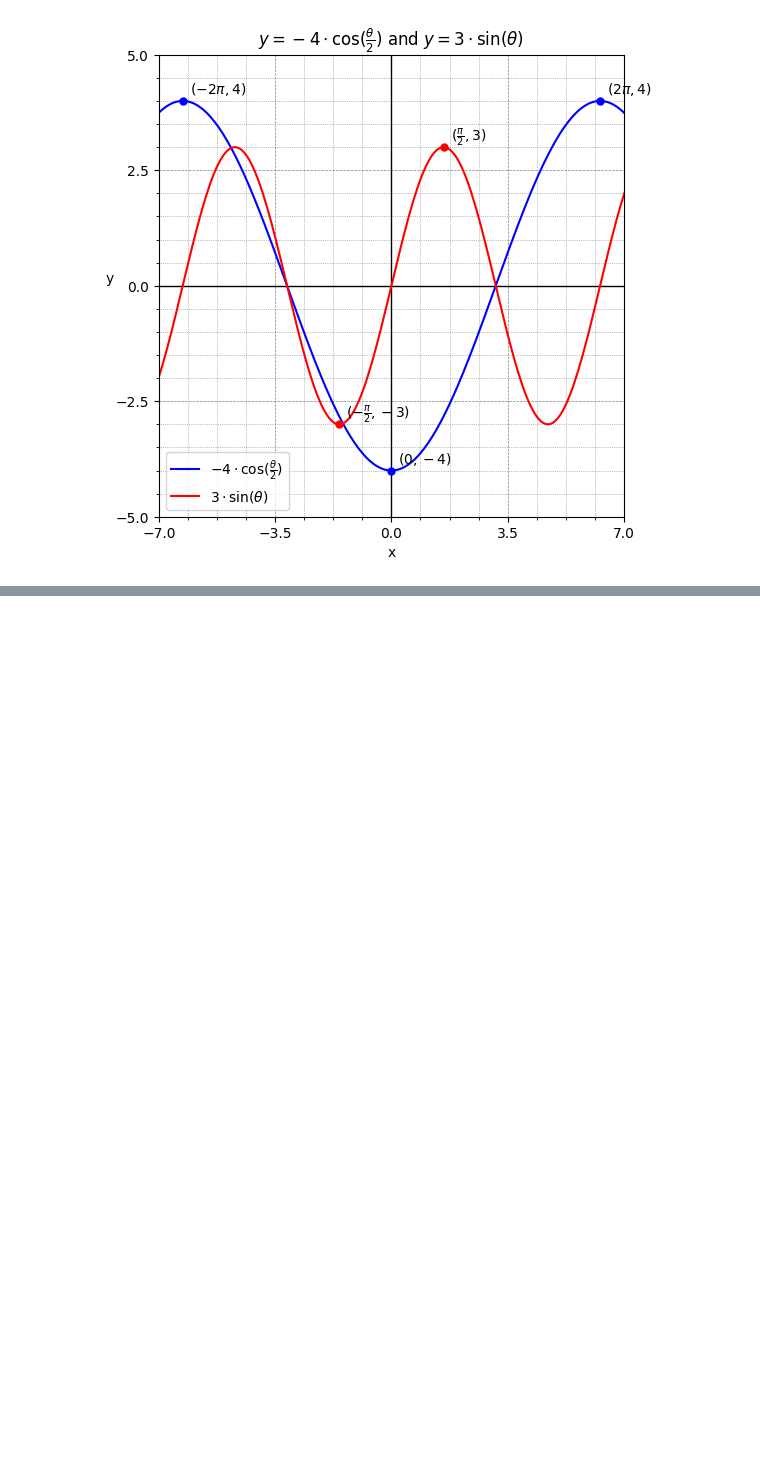
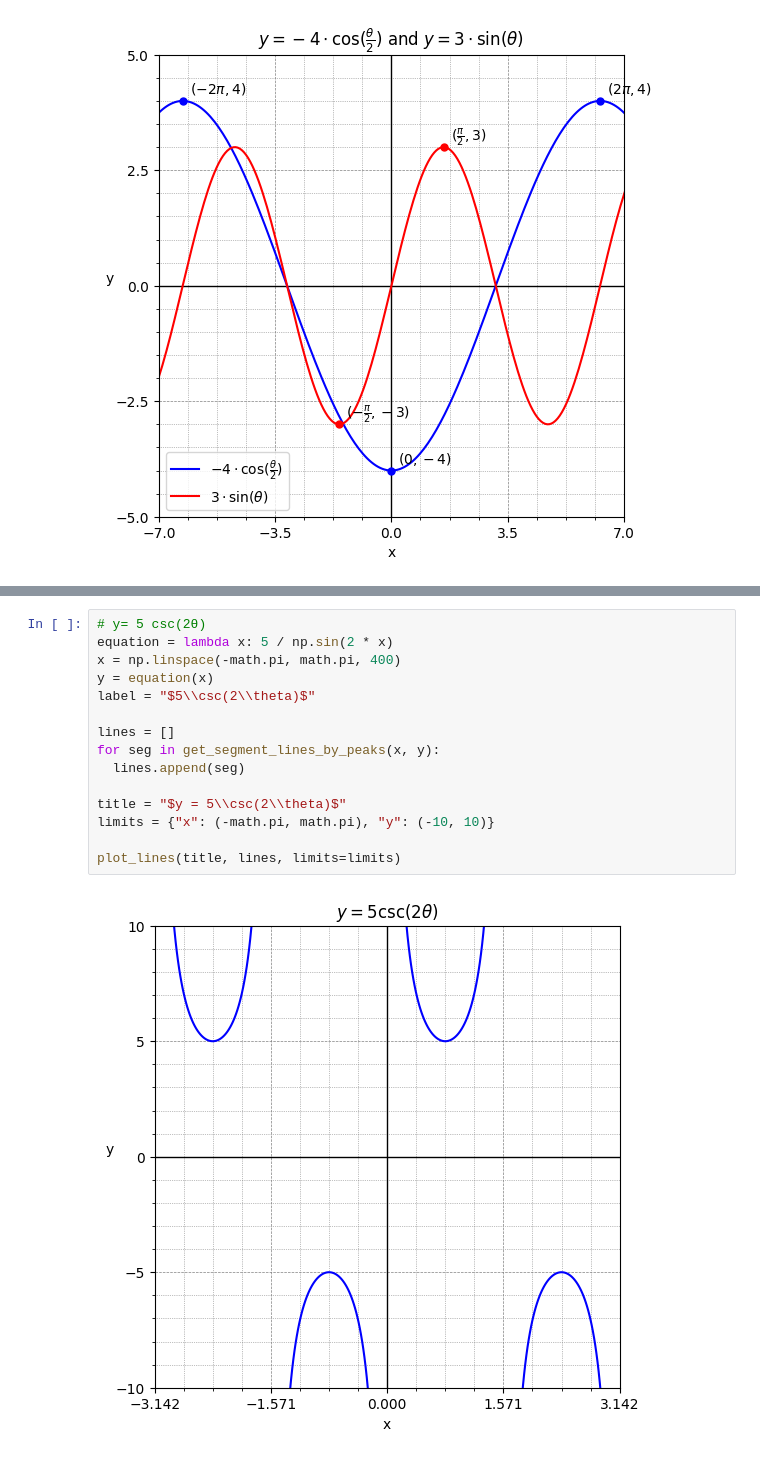
Before and after one commit to seanjiangsh/math-practice, a Jupyter notebook: trigonometry/practice.ipynb, the cells around one changed output, grey strips where cells are left out. Saved outputs shown, nothing was run; the diff lists cells and outputs as text; blank space fills up the shorter version.

```diff
--- a/trigonometry/practice.ipynb
+++ b/trigonometry/practice.ipynb
@@ -187,0 +226,17 @@ plot_lines(title, lines, limits=limits)
+# %%
+# y= 5 csc(2θ)
+equation = lambda x: 5 / np.sin(2 * x)
+x = np.linspace(-math.pi, math.pi, 400)
+y = equation(x)
+label = "$5\\csc(2\\theta)$"
+
+lines = []
+for seg in get_segment_lines_by_peaks(x, y):
+  lines.append(seg)
+
+title = "$y = 5\\csc(2\\theta)$"
+limits = {"x": (-math.pi, math.pi), "y": (-10, 10)}
+
+plot_lines(title, lines, limits=limits)
+# %% [output]
+[figure, added]
```
Also changed, not shown: parts of 6 cells of this notebook.
